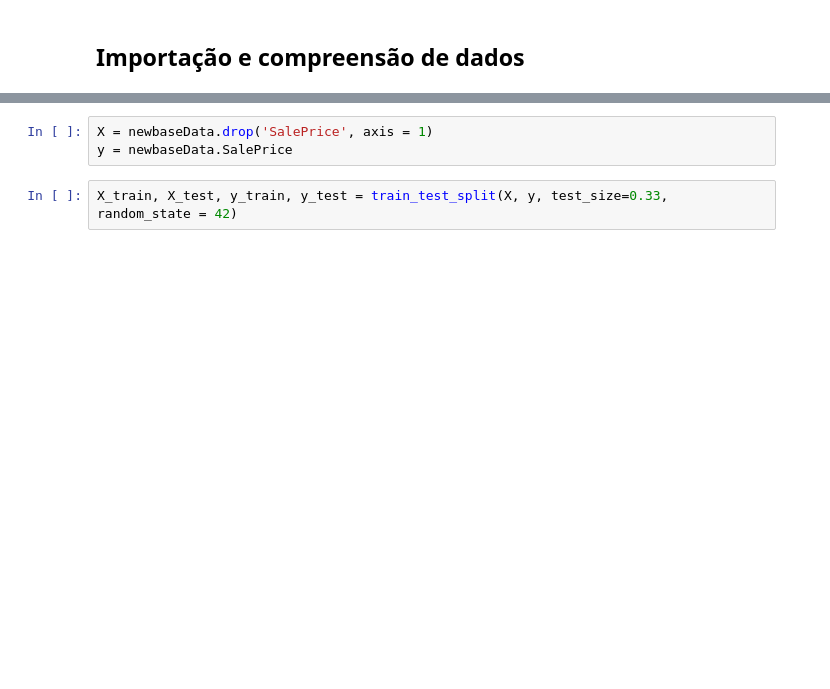
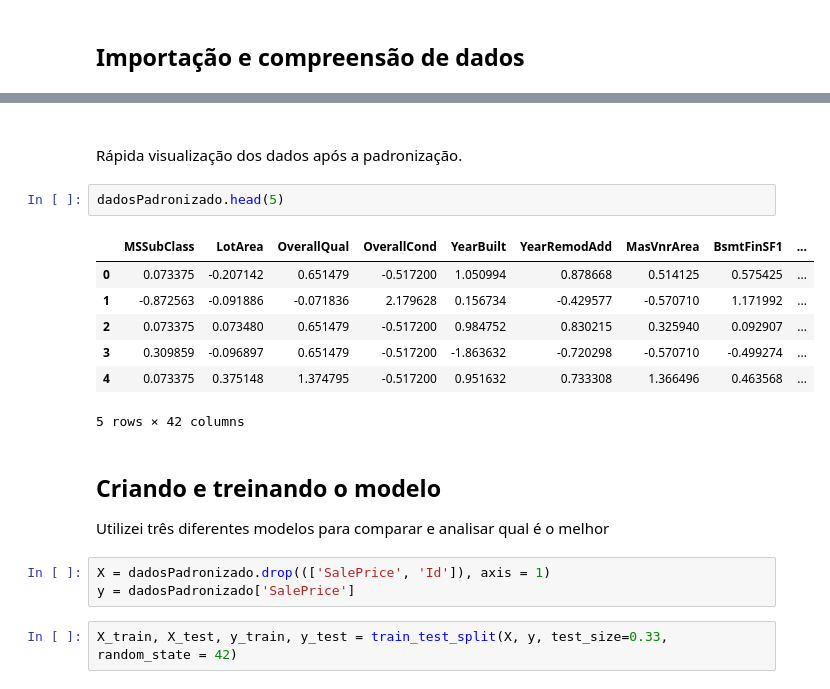
Before and after one commit to gustavocoutinho1/PrecoCasas, a Jupyter notebook: PrecoCasas.ipynb, the cells around one changed output, grey strips where cells are left out. Cells and saved outputs as stored; diff of their text form; blank space fills up the shorter version.

Commit message:
Novo modelo e mudanças na descrição do projeto

```diff
--- a/PrecoCasas.ipynb
+++ b/PrecoCasas.ipynb
@@ -128,6 +200,23 @@ Utilizei três diferentes modelos para comparar e analisar qual é o melhor
+# %% [markdown]
+##
+Rápida visualização dos dados após a padronização.
+# %%
+dadosPadronizado.head(5)
+# %% [output]
+|  | MSSubClass | LotArea | OverallQual | OverallCond | YearBuilt | YearRemodAdd | MasVnrArea | BsmtFinSF1 | ... |
+| 0 | 0.073375 | -0.207142 | 0.651479 | -0.517200 | 1.050994 | 0.878668 | 0.514125 | 0.575425 | ... |
+| 1 | -0.872563 | -0.091886 | -0.071836 | 2.179628 | 0.156734 | -0.429577 | -0.570710 | 1.171992 | ... |
+| 2 | 0.073375 | 0.073480 | 0.651479 | -0.517200 | 0.984752 | 0.830215 | 0.325940 | 0.092907 | ... |
+| 3 | 0.309859 | -0.096897 | 0.651479 | -0.517200 | -1.863632 | -0.720298 | -0.570710 | -0.499274 | ... |
+| 4 | 0.073375 | 0.375148 | 1.374795 | -0.517200 | 0.951632 | 0.733308 | 1.366496 | 0.463568 | ... |
+5 rows × 42 columns
+# %% [markdown]
+## Criando e treinando o modelo
+
+Utilizei três diferentes modelos para comparar e analisar qual é o melhor
 # %%
-X = newbaseData.drop('SalePrice', axis = 1)
-y = newbaseData.SalePrice
+X = dadosPadronizado.drop((['SalePrice', 'Id']), axis = 1)
+y = dadosPadronizado['SalePrice']
 # %%
 X_train, X_test, y_train, y_test = train_test_split(X, y, test_size=0.33, random_state = 42)
 # %%
```
Also changed, not shown: parts of 63 cells of this notebook, 5 other files.
